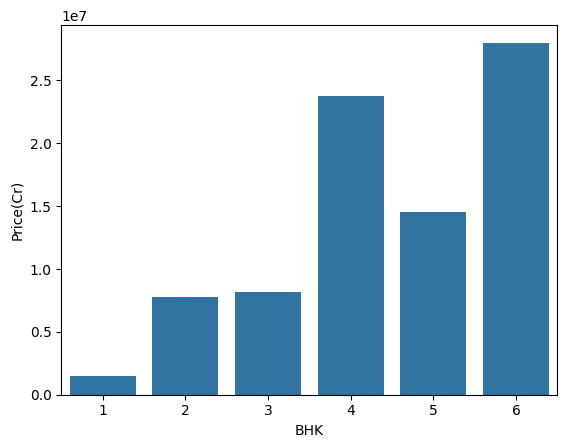
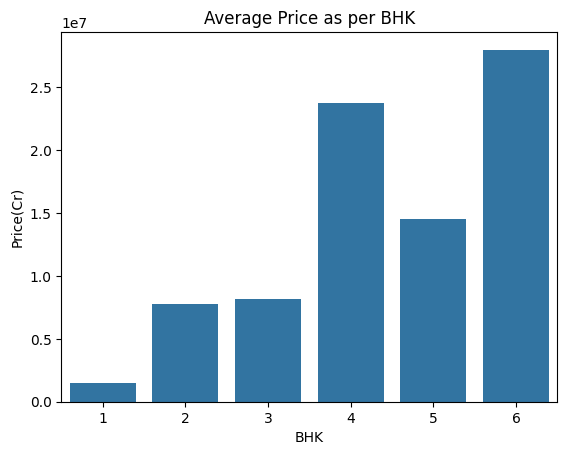
Code edit (unified diff) that turned the first committed figure into the second:
--- before
+++ after
@@ -1,3 +1,4 @@
 sns.barplot(x='BHK', y='price', data=df_Bhk)
 plt.ylabel('Price(Cr)')
+plt.title('Average Price as per BHK')
 plt.show()

Commit: final